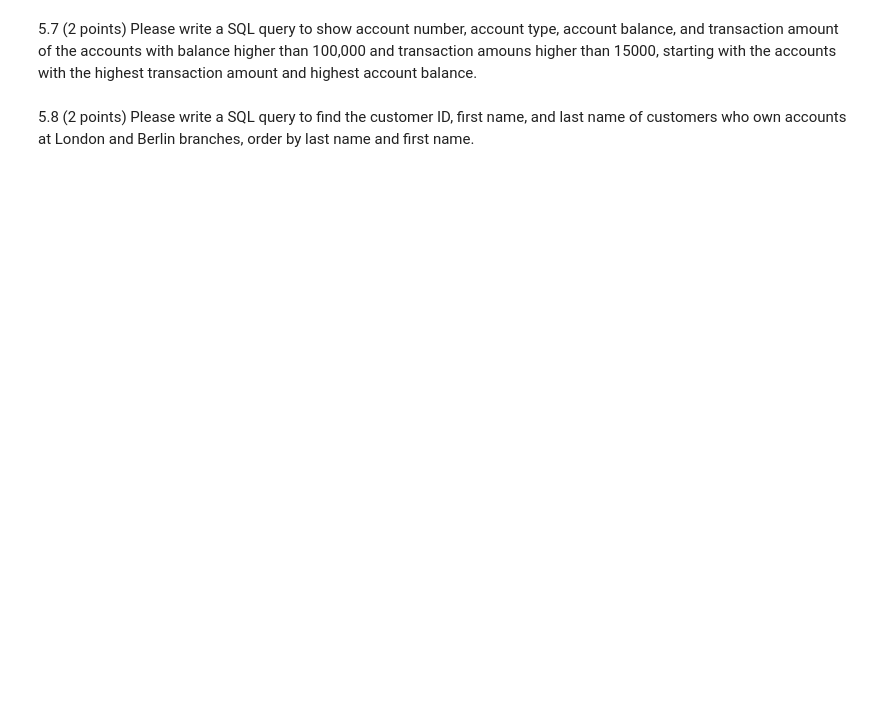
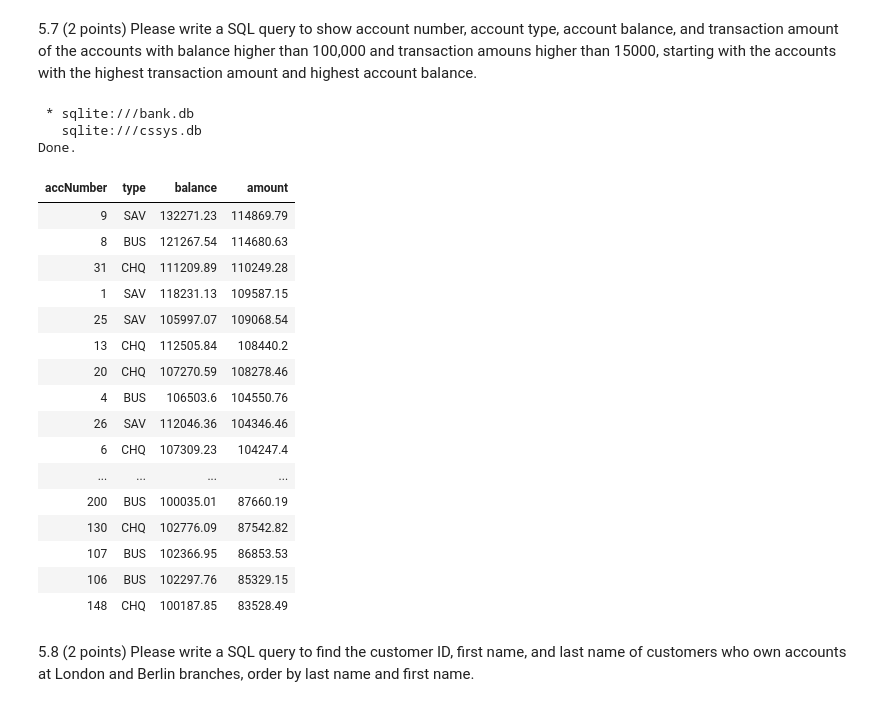
Before and after one commit to faa35/CMPT_354, a Jupyter notebook: HW/HW_1/hw1.ipynb, the cells around one changed output. Drawn from its saved outputs; the diff is of its cells as text; code cells hidden in the pictures; blank space fills up the shorter version.

```diff
--- a/HW/HW_1/hw1.ipynb
+++ b/HW/HW_1/hw1.ipynb
@@ -241,2 +639,30 @@ Write SQL queries to return the data specified in the following questions.
+# %%
+%%sql
+SELECT Account.accNumber, Account.type, Account.balance, Transactions.amount
+FROM Account
+JOIN Transactions ON Account.accNumber = Transactions.accNumber
+WHERE Account.balance > 100000 AND Transactions.amount > 15000
+ORDER BY Transactions.amount DESC, Account.balance DESC;
+# %% [output]
+ * sqlite:///bank.db
+   sqlite:///cssys.db
+Done.
+| accNumber | type | balance | amount |
+| 9 | SAV | 132271.23 | 114869.79 |
+| 8 | BUS | 121267.54 | 114680.63 |
+| 31 | CHQ | 111209.89 | 110249.28 |
+| 1 | SAV | 118231.13 | 109587.15 |
+| 25 | SAV | 105997.07 | 109068.54 |
+| 13 | CHQ | 112505.84 | 108440.2 |
+| 20 | CHQ | 107270.59 | 108278.46 |
+| 4 | BUS | 106503.6 | 104550.76 |
+| 26 | SAV | 112046.36 | 104346.46 |
+| 6 | CHQ | 107309.23 | 104247.4 |
+| ... | ... | ... | ... |
+| 200 | BUS | 100035.01 | 87660.19 |
+| 130 | CHQ | 102776.09 | 87542.82 |
+| 107 | BUS | 102366.95 | 86853.53 |
+| 106 | BUS | 102297.76 | 85329.15 |
+| 148 | CHQ | 100187.85 | 83528.49 |
 # %% [markdown]
 5.8 (2 points) Please write a SQL query to find the customer ID, first name, and last name of customers who own accounts at London and Berlin branches, order by last name and first name.
```
Also changed, not shown: parts of 56 cells of this notebook, 12 other files.
